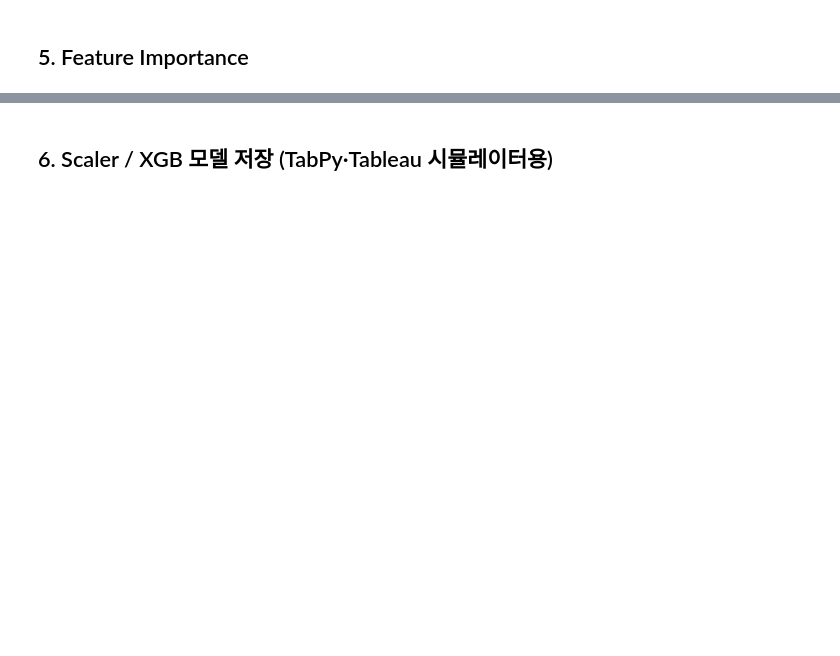
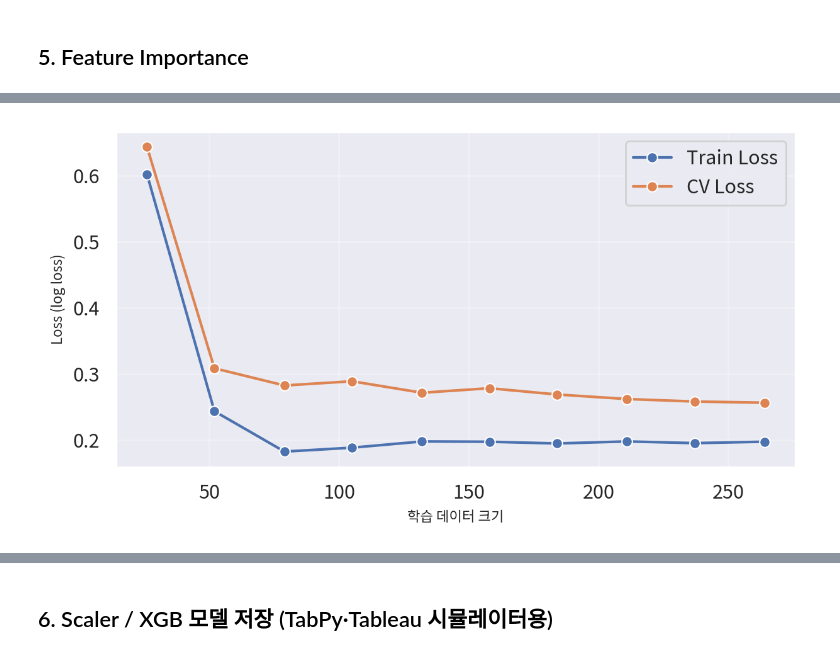
Before and after one commit to BoheeJeong/Machine_learning, a Jupyter notebook: [LAB 05] 비지도 학습 - 구매 패턴 기반 고객 군집 분석과 페르소나 도출/01-XGBoost_Channel_분류_TabPy.ipynb, the cells around one changed output, grey strips where cells are left out. Drawn from its saved outputs; the diff is of its cells as text; code cells hidden in the pictures; blank space fills up the shorter version.

```diff
--- a/[LAB 05] 비지도 학습 - 구매 패턴 기반 고객 군집 분석과 페르소나 도출/01-XGBoost_Channel_분류_TabPy.ipynb
+++ b/[LAB 05] 비지도 학습 - 구매 패턴 기반 고객 군집 분석과 페르소나 도출/01-XGBoost_Channel_분류_TabPy.ipynb
@@ -17,7 +17,7 @@ from matplotlib import pyplot as plt
 import seaborn as sb
 
 from sklearn.preprocessing import StandardScaler
-from sklearn.model_selection import train_test_split
+from sklearn.model_selection import train_test_split, cross_val_score, learning_curve, GridSearchCV
 from sklearn.metrics import (
     confusion_matrix,
     accuracy_score,
@@ -26,10 +26,24 @@ from sklearn.metrics import (
     precision_score,
     recall_score,
     f1_score,
+    log_loss,
 )
 import xgboost as xgb
 import pickle
 from pathlib import Path
+import shap
+
+# 모델 비교용 (LAB 09 로지스틱·경사하강·트리 등)
+from sklearn.linear_model import LogisticRegression
+from sklearn.linear_model import SGDClassifier
+from sklearn.tree import DecisionTreeClassifier
+from sklearn.ensemble import RandomForestClassifier, GradientBoostingClassifier
+try:
+    from catboost import CatBoostClassifier
+    HAS_CATBOOST = True
+except ImportError:
+    HAS_CATBOOST = False
+    # pip install catboost 로 설치 후 사용 가능
 
 my_dpi = 200
 RAW_COLS = ['Fresh', 'Milk', 'Grocery', 'Frozen', 'Detergents_Paper', 'Delicassen']
@@ -113,2 +553,26 @@ plt.close()
+# %%
+# Loss 기반 학습 곡선 (위→아래 수렴 형태)
+train_sizes, train_scores, cv_scores = learning_curve(
+    clf, X_train, y_train,
+    train_sizes=np.linspace(0.1, 1.0, 10),
+    cv=5,
+    scoring="neg_log_loss",
+    n_jobs=-1,
+    random_state=52,
+)
+train_loss = -train_scores.mean(axis=1)
+cv_loss = -cv_scores.mean(axis=1)
+figsize = (1280 / my_dpi, 720 / my_dpi)
+fig, ax = plt.subplots(1, 1, figsize=figsize, dpi=my_dpi)
+sb.lineplot(x=train_sizes, y=train_loss, marker="o", markeredgecolor="#ffffff", label="Train Loss")
+sb.lineplot(x=train_sizes, y=cv_loss, marker="o", markeredgecolor="#ffffff", label="CV Loss")
+ax.set_xlabel("학습 데이터 크기", fontsize=8)
+ax.set_ylabel("Loss (log loss)", fontsize=8)
+ax.grid(True, alpha=0.3)
+plt.tight_layout()
+plt.show()
+plt.close()
+# %% [output]
+[figure, added]
 # %%
 imp = DataFrame({
```
Also changed, not shown: parts of 34 cells of this notebook, 33 other files.
